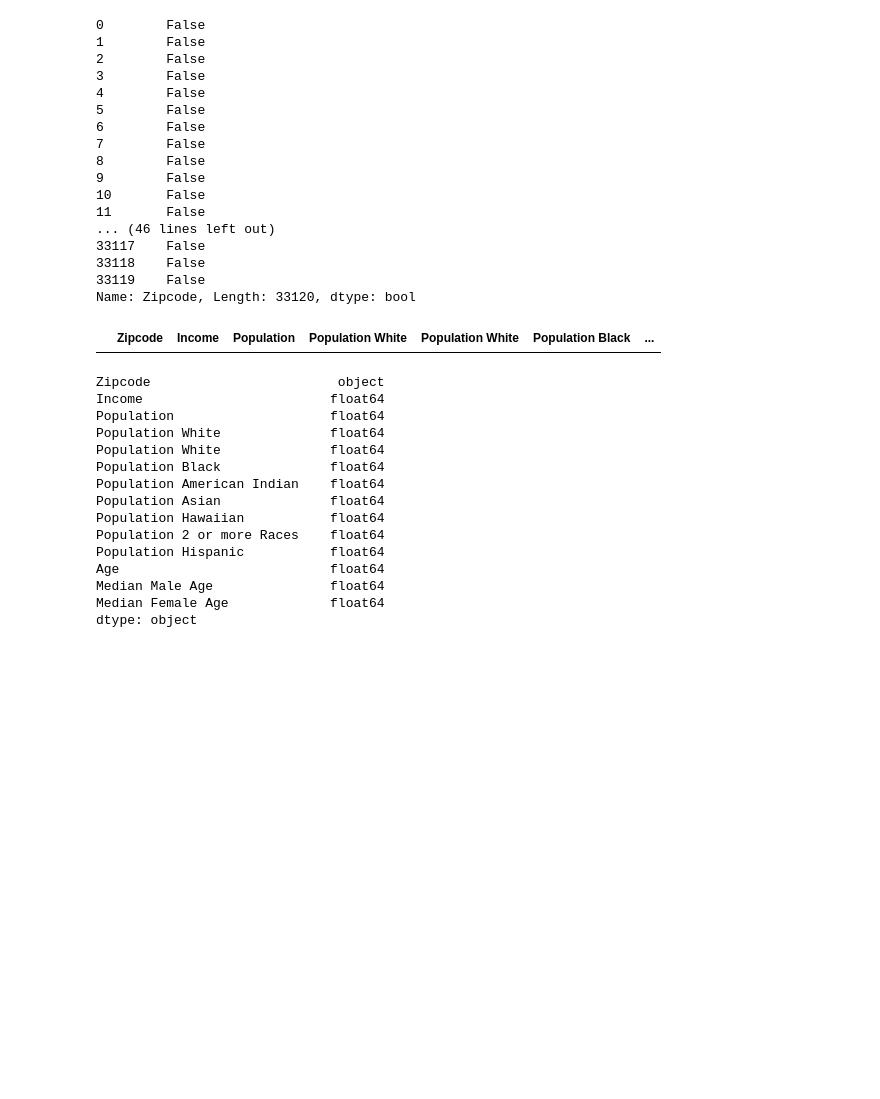
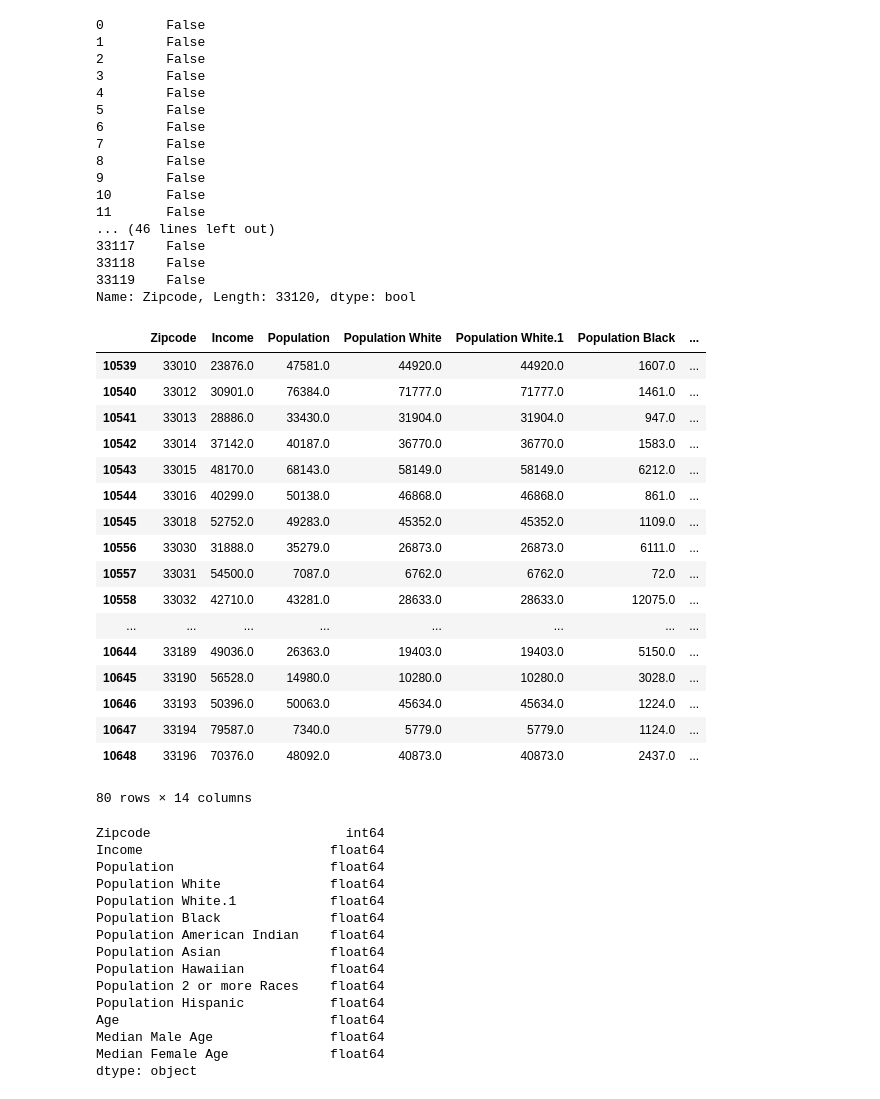
Before and after one commit to EJohnson7/Project-1, a Jupyter notebook: Fitness.ipynb, the cells around one changed output. Drawn from its saved outputs; the diff is of its cells as text; code cells hidden in the pictures; blank space fills up the shorter version.

Commit message:
Edwin updated Fitness/census

```diff
--- a/Fitness.ipynb
+++ b/Fitness.ipynb
@@ -91,3 +88,6 @@ census_pd.head(50)
 # Save as a csv
 # Note to avoid any issues later, use encoding="utf-8"
 census_pd.to_csv("census_data.csv", encoding="utf-8", index=False)
+# %%
+allcensus=pd.read_csv("census_data.csv", encoding="utf-8")
+allcensus.head()
@@ -123,19 +131,36 @@ census_pd.Zipcode.isin(Zip_code)
 33118    False
 33119    False
 Name: Zipcode, Length: 33120, dtype: bool
-# %%
-census_pd= census_pd[census_pd.Zipcode.isin(Zip_code)]
-census_pd
-# %% [output]
-|  | Zipcode | Income | Population | Population White | Population White | Population Black | ... |
+# %%
+miacensus_pd= allcensus[allcensus.Zipcode.isin(Zip_code)]
+miacensus_pd
+# %% [output]
+|  | Zipcode | Income | Population | Population White | Population White.1 | Population Black | ... |
+| 10539 | 33010 | 23876.0 | 47581.0 | 44920.0 | 44920.0 | 1607.0 | ... |
+| 10540 | 33012 | 30901.0 | 76384.0 | 71777.0 | 71777.0 | 1461.0 | ... |
+| 10541 | 33013 | 28886.0 | 33430.0 | 31904.0 | 31904.0 | 947.0 | ... |
+| 10542 | 33014 | 37142.0 | 40187.0 | 36770.0 | 36770.0 | 1583.0 | ... |
+| 10543 | 33015 | 48170.0 | 68143.0 | 58149.0 | 58149.0 | 6212.0 | ... |
+| 10544 | 33016 | 40299.0 | 50138.0 | 46868.0 | 46868.0 | 861.0 | ... |
+| 10545 | 33018 | 52752.0 | 49283.0 | 45352.0 | 45352.0 | 1109.0 | ... |
+| 10556 | 33030 | 31888.0 | 35279.0 | 26873.0 | 26873.0 | 6111.0 | ... |
+| 10557 | 33031 | 54500.0 | 7087.0 | 6762.0 | 6762.0 | 72.0 | ... |
+| 10558 | 33032 | 42710.0 | 43281.0 | 28633.0 | 28633.0 | 12075.0 | ... |
+| ... | ... | ... | ... | ... | ... | ... | ... |
+| 10644 | 33189 | 49036.0 | 26363.0 | 19403.0 | 19403.0 | 5150.0 | ... |
+| 10645 | 33190 | 56528.0 | 14980.0 | 10280.0 | 10280.0 | 3028.0 | ... |
+| 10646 | 33193 | 50396.0 | 50063.0 | 45634.0 | 45634.0 | 1224.0 | ... |
+| 10647 | 33194 | 79587.0 | 7340.0 | 5779.0 | 5779.0 | 1124.0 | ... |
+| 10648 | 33196 | 70376.0 | 48092.0 | 40873.0 | 40873.0 | 2437.0 | ... |
+80 rows × 14 columns
 # %%
-census_pd.dtypes
+miacensus.dtypes
 # %% [output]
-Zipcode                        object
+Zipcode                         int64
 Income                        float64
 Population                    float64
 Population White              float64
-Population White              float64
+Population White.1            float64
 Population Black              float64
 Population American Indian    float64
 Population Asian              float64
```
Also changed, not shown: parts of 8 cells of this notebook, 2 other files.
